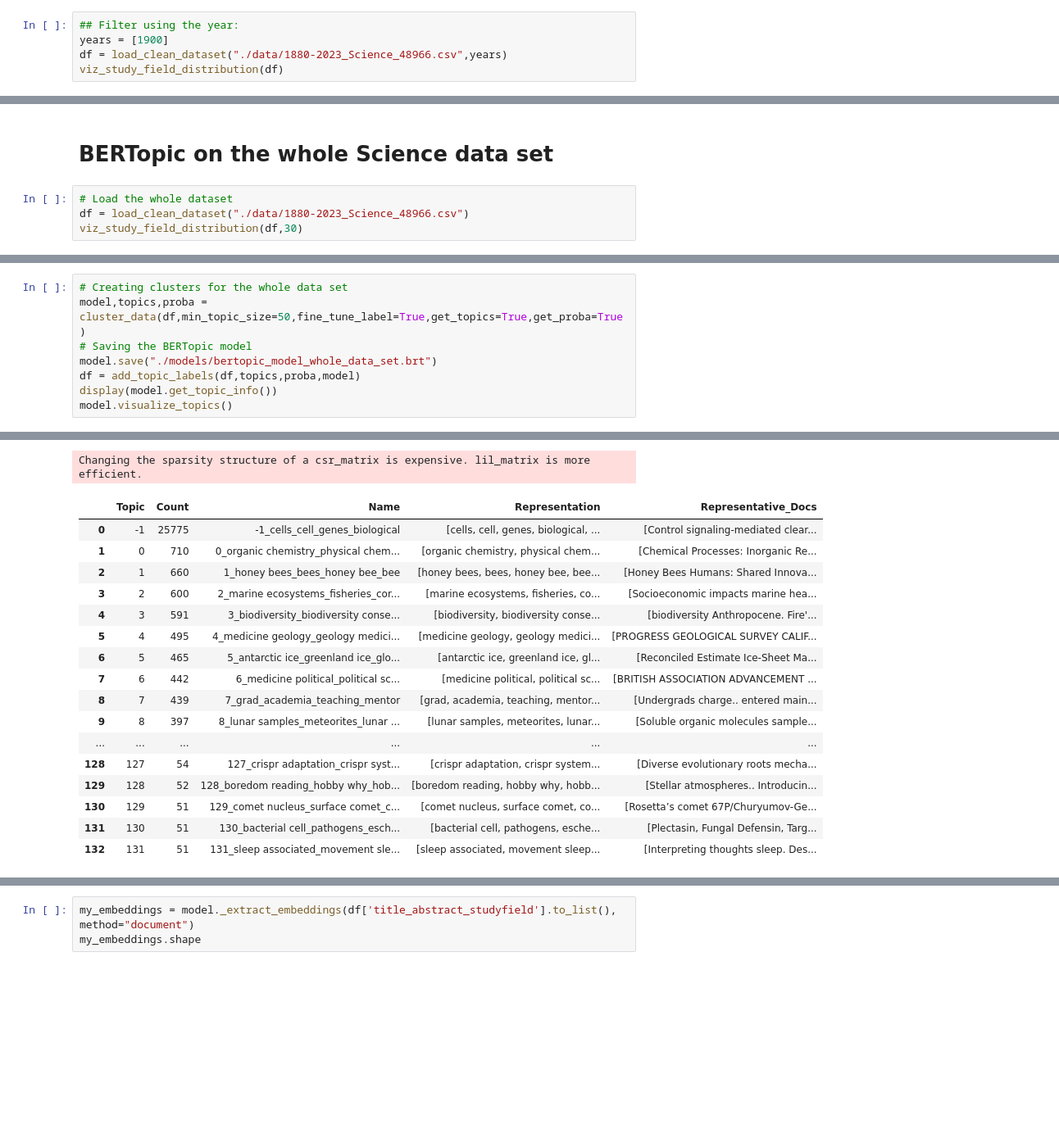
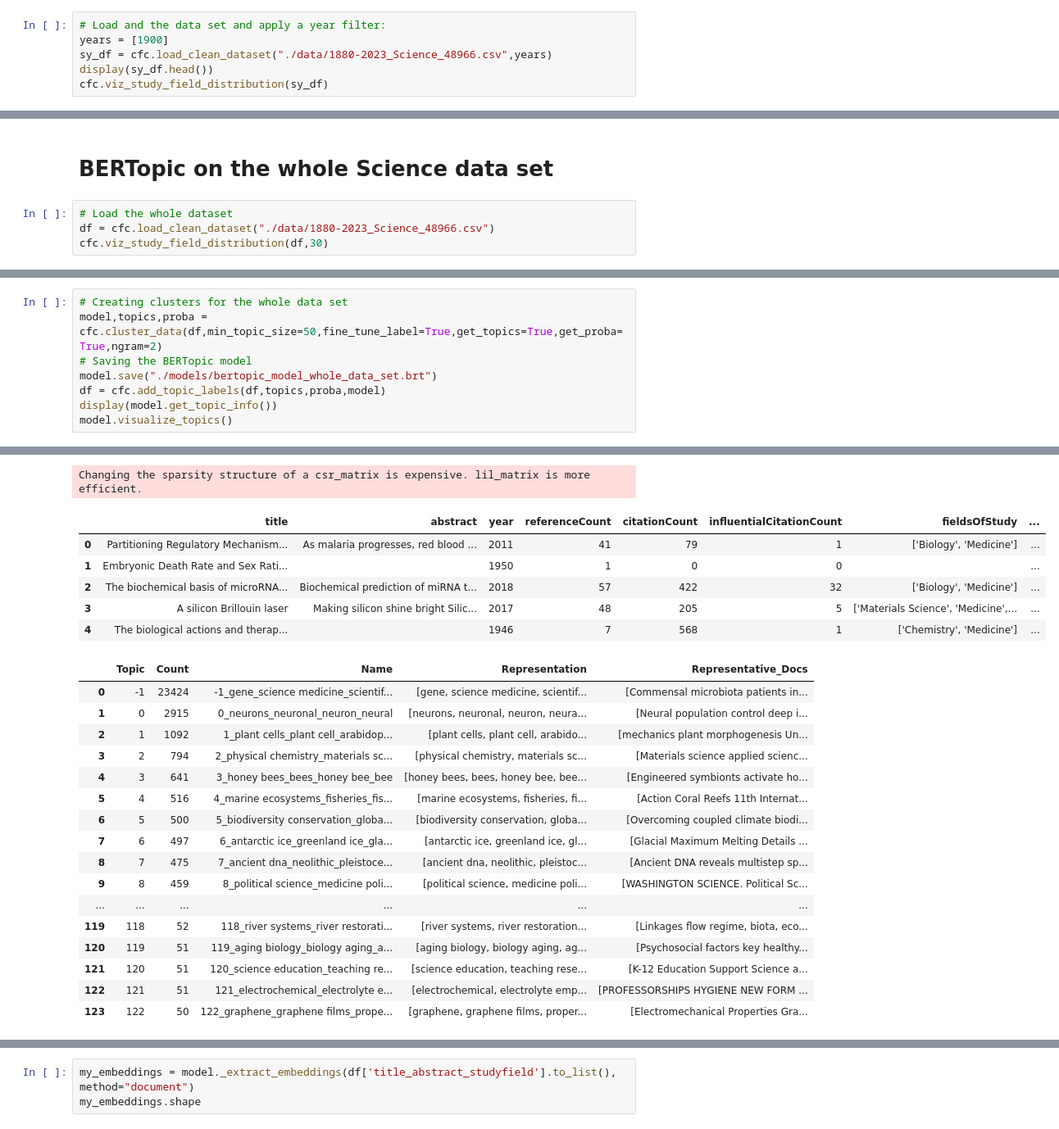
Before and after one commit to KutlualpTazefidan/convergence_oracle, a Jupyter notebook: Playground_KT/fetching/0_Semantic_API_kt/1_0_0_Clustering_using_BerTopic_for_SemanticScholar.ipynb, the cells around one changed output, grey strips where cells are left out. Shown at 82% size. Cells and saved outputs as stored; diff of their text form; blank space fills up the shorter version.

```diff
--- a/Playground_KT/fetching/0_Semantic_API_kt/1_0_0_Clustering_using_BerTopic_for_SemanticScholar.ipynb
+++ b/Playground_KT/fetching/0_Semantic_API_kt/1_0_0_Clustering_using_BerTopic_for_SemanticScholar.ipynb
@@ -249,9 +21,10 @@ def visualize_intertopic_distances_3d(df,topics,model,umap_embeddings):
 # %% [markdown]
 # BERTopic on a single year
 # %%
-## Filter using the year:
+# Load and the data set and apply a year filter:
 years = [1900]
-df = load_clean_dataset("./data/1880-2023_Science_48966.csv",years)
-viz_study_field_distribution(df)
+sy_df = cfc.load_clean_dataset("./data/1880-2023_Science_48966.csv",years)
+display(sy_df.head())
+cfc.viz_study_field_distribution(sy_df)
 # %% [output]
 Length of the dataset:  104
@@ -293,7 +79,7 @@ Model fitting completed in 0.07 minutes
 # BERTopic on the whole Science data set
 # %%
 # Load the whole dataset
-df = load_clean_dataset("./data/1880-2023_Science_48966.csv")
-viz_study_field_distribution(df,30)
+df = cfc.load_clean_dataset("./data/1880-2023_Science_48966.csv")
+cfc.viz_study_field_distribution(df,30)
 # %% [output]
 Length of the dataset:  48966
@@ -317,9 +87,9 @@ dtype: int64
 # %%
 # Creating clusters for the whole data set
-model,topics,proba = cluster_data(df,min_topic_size=50,fine_tune_label=True,get_topics=True,get_proba=True)
+model,topics,proba = cfc.cluster_data(df,min_topic_size=50,fine_tune_label=True,get_topics=True,get_proba=True,ngram=2)
 # Saving the BERTopic model
 model.save("./models/bertopic_model_whole_data_set.brt")
-df = add_topic_labels(df,topics,proba,model)
+df = cfc.add_topic_labels(df,topics,proba,model)
 display(model.get_topic_info())
 model.visualize_topics()
 # %% [output]
@@ -343,21 +113,27 @@ Model fitting completed in 2.20 minutes
 Changing the sparsity structure of a csr_matrix is expensive. lil_matrix is more efficient.
-|  | Topic | Count | Name | Representation | Representative_Docs |
-| 0 | -1 | 25775 | -1_cells_cell_genes_biological | [cells, cell, genes, biological, ... | [Control signaling-mediated clear... |
-| 1 | 0 | 710 | 0_organic chemistry_physical chem... | [organic chemistry, physical chem... | [Chemical Processes: Inorganic Re... |
-| 2 | 1 | 660 | 1_honey bees_bees_honey bee_bee | [honey bees, bees, honey bee, bee... | [Honey Bees Humans: Shared Innova... |
-| 3 | 2 | 600 | 2_marine ecosystems_fisheries_cor... | [marine ecosystems, fisheries, co... | [Socioeconomic impacts marine hea... |
-| 4 | 3 | 591 | 3_biodiversity_biodiversity conse... | [biodiversity, biodiversity conse... | [biodiversity Anthropocene. Fire'... |
-| 5 | 4 | 495 | 4_medicine geology_geology medici... | [medicine geology, geology medici... | [PROGRESS GEOLOGICAL SURVEY CALIF... |
-| 6 | 5 | 465 | 5_antarctic ice_greenland ice_glo... | [antarctic ice, greenland ice, gl... | [Reconciled Estimate Ice-Sheet Ma... |
-| 7 | 6 | 442 | 6_medicine political_political sc... | [medicine political, political sc... | [BRITISH ASSOCIATION ADVANCEMENT ... |
-| 8 | 7 | 439 | 7_grad_academia_teaching_mentor | [grad, academia, teaching, mentor... | [Undergrads charge.. entered main... |
-| 9 | 8 | 397 | 8_lunar samples_meteorites_lunar ... | [lunar samples, meteorites, lunar... | [Soluble organic molecules sample... |
-| ... | ... | ... | ... | ... | ... |
-| 128 | 127 | 54 | 127_crispr adaptation_crispr syst... | [crispr adaptation, crispr system... | [Diverse evolutionary roots mecha... |
-| 129 | 128 | 52 | 128_boredom reading_hobby why_hob... | [boredom reading, hobby why, hobb... | [Stellar atmospheres.. Introducin... |
-| 130 | 129 | 51 | 129_comet nucleus_surface comet_c... | [comet nucleus, surface comet, co... | [Rosetta’s comet 67P/Churyumov-Ge... |
-| 131 | 130 | 51 | 130_bacterial cell_pathogens_esch... | [bacterial cell, pathogens, esche... | [Plectasin, Fungal Defensin, Targ... |
-| 132 | 131 | 51 | 131_sleep associated_movement sle... | [sleep associated, movement sleep... | [Interpreting thoughts sleep. Des... |
+|  | title | abstract | year | referenceCount | citationCount | influentialCitationCount | fieldsOfStudy | ... |
+| 0 | Partitioning Regulatory Mechanism... | As malaria progresses, red blood ... | 2011 | 41 | 79 | 1 | ['Biology', 'Medicine'] | ... |
+| 1 | Embryonic Death Rate and Sex Rati... |  | 1950 | 1 | 0 | 0 |  | ... |
+| 2 | The biochemical basis of microRNA... | Biochemical prediction of miRNA t... | 2018 | 57 | 422 | 32 | ['Biology', 'Medicine'] | ... |
+| 3 | A silicon Brillouin laser | Making silicon shine bright Silic... | 2017 | 48 | 205 | 5 | ['Materials Science', 'Medicine',... | ... |
+| 4 | The biological actions and therap... |  | 1946 | 7 | 568 | 1 | ['Chemistry', 'Medicine'] | ... |
+|  | Topic | Count | Name | Representation | Representative_Docs |
+| 0 | -1 | 23424 | -1_gene_science medicine_scientif... | [gene, science medicine, scientif... | [Commensal microbiota patients in... |
+| 1 | 0 | 2915 | 0_neurons_neuronal_neuron_neural | [neurons, neuronal, neuron, neura... | [Neural population control deep i... |
+| 2 | 1 | 1092 | 1_plant cells_plant cell_arabidop... | [plant cells, plant cell, arabido... | [mechanics plant morphogenesis Un... |
+| 3 | 2 | 794 | 2_physical chemistry_materials sc... | [physical chemistry, materials sc... | [Materials science applied scienc... |
+| 4 | 3 | 641 | 3_honey bees_bees_honey bee_bee | [honey bees, bees, honey bee, bee... | [Engineered symbionts activate ho... |
+| 5 | 4 | 516 | 4_marine ecosystems_fisheries_fis... | [marine ecosystems, fisheries, fi... | [Action Coral Reefs 11th Internat... |
+| 6 | 5 | 500 | 5_biodiversity conservation_globa... | [biodiversity conservation, globa... | [Overcoming coupled climate biodi... |
+| 7 | 6 | 497 | 6_antarctic ice_greenland ice_gla... | [antarctic ice, greenland ice, gl... | [Glacial Maximum Melting Details ... |
+| 8 | 7 | 475 | 7_ancient dna_neolithic_pleistoce... | [ancient dna, neolithic, pleistoc... | [Ancient DNA reveals multistep sp... |
+| 9 | 8 | 459 | 8_political science_medicine poli... | [political science, medicine poli... | [WASHINGTON SCIENCE. Political Sc... |
+| ... | ... | ... | ... | ... | ... |
+| 119 | 118 | 52 | 118_river systems_river restorati... | [river systems, river restoration... | [Linkages flow regime, biota, eco... |
+| 120 | 119 | 51 | 119_aging biology_biology aging_a... | [aging biology, biology aging, ag... | [Psychosocial factors key healthy... |
+| 121 | 120 | 51 | 120_science education_teaching re... | [science education, teaching rese... | [K-12 Education Support Science a... |
+| 122 | 121 | 51 | 121_electrochemical_electrolyte e... | [electrochemical, electrolyte emp... | [PROFESSORSHIPS HYGIENE NEW FORM ... |
+| 123 | 122 | 50 | 122_graphene_graphene films_prope... | [graphene, graphene films, proper... | [Electromechanical Properties Gra... |
 [interactive output not drawn]
 # %%
 my_embeddings = model._extract_embeddings(df['title_abstract_studyfield'].to_list(), method="document")
```
Also changed, not shown: parts of 10 cells of this notebook, 4 other files.
